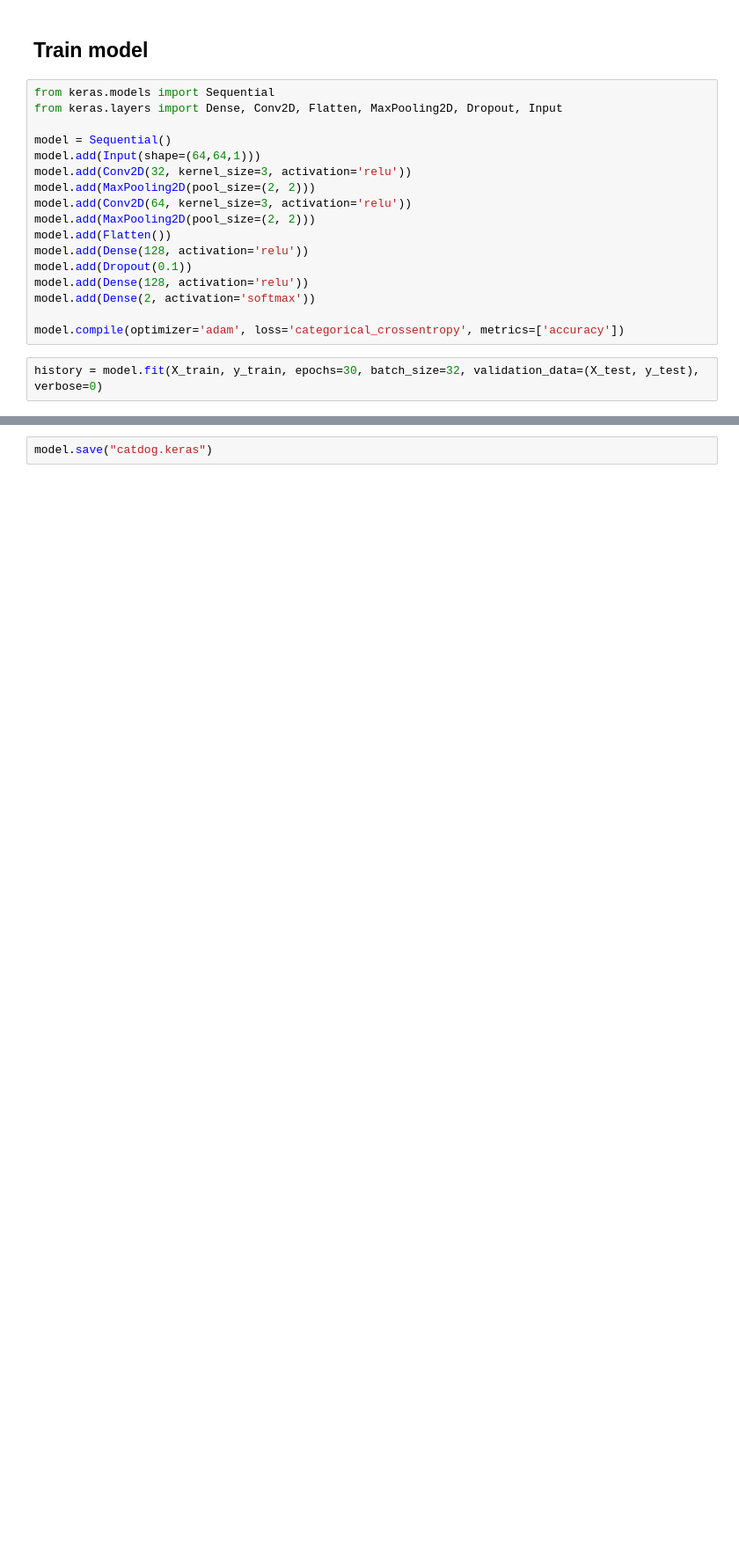
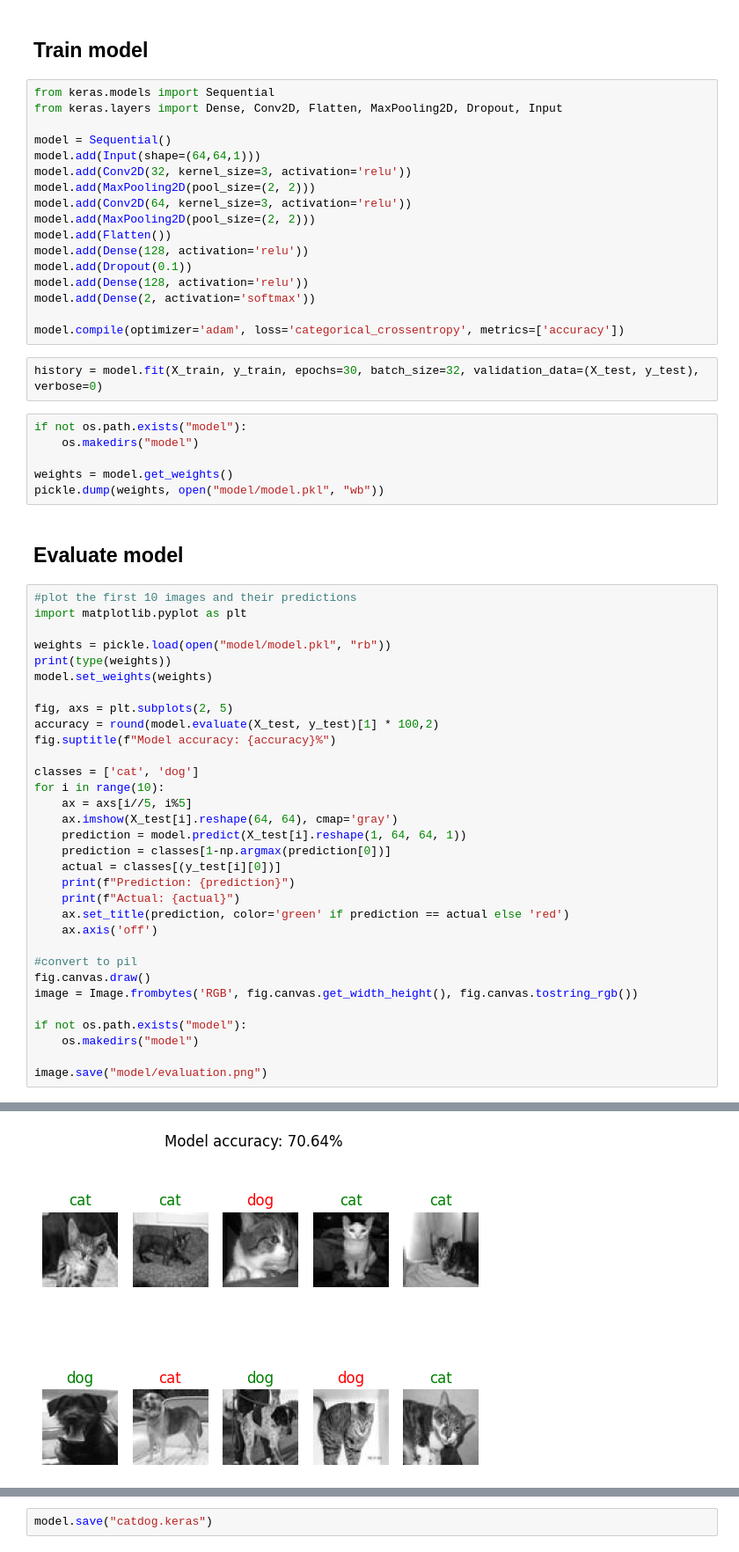
Before and after one commit to huyghebaertthomas/kedro-cats-dogs, a Jupyter notebook: cats-dogs/notebooks/classification.ipynb, the cells around one changed output, grey strips where cells are left out. Shown at 88% size. Drawn from its saved outputs; the diff is of its cells as text; blank space fills up the shorter version.

```diff
--- a/cats-dogs/notebooks/classification.ipynb
+++ b/cats-dogs/notebooks/classification.ipynb
@@ -83,3 +85,44 @@ model.add(Dense(2, activation='softmax'))
 model.compile(optimizer='adam', loss='categorical_crossentropy', metrics=['accuracy'])
 # %%
 history = model.fit(X_train, y_train, epochs=30, batch_size=32, validation_data=(X_test, y_test), verbose=0)
+# %%
+if not os.path.exists("model"):
+    os.makedirs("model")
+
+weights = model.get_weights()
+pickle.dump(weights, open("model/model.pkl", "wb"))
+# %% [markdown]
+## Evaluate model
+# %%
+#plot the first 10 images and their predictions
+import matplotlib.pyplot as plt
+
+weights = pickle.load(open("model/model.pkl", "rb"))
+print(type(weights))
+model.set_weights(weights)
+
+fig, axs = plt.subplots(2, 5)
+accuracy = round(model.evaluate(X_test, y_test)[1] * 100,2)
+fig.suptitle(f"Model accuracy: {accuracy}%")
+
+classes = ['cat', 'dog']
+for i in range(10):
+    ax = axs[i//5, i%5]
+    ax.imshow(X_test[i].reshape(64, 64), cmap='gray')
+    prediction = model.predict(X_test[i].reshape(1, 64, 64, 1))
+    prediction = classes[1-np.argmax(prediction[0])]
+    actual = classes[(y_test[i][0])]
+    print(f"Prediction: {prediction}")
+    print(f"Actual: {actual}")
+    ax.set_title(prediction, color='green' if prediction == actual else 'red')
+    ax.axis('off')
+
+#convert to pil
+fig.canvas.draw()
+image = Image.frombytes('RGB', fig.canvas.get_width_height(), fig.canvas.tostring_rgb())
+
+if not os.path.exists("model"):
+    os.makedirs("model")
+
+image.save("model/evaluation.png")
+# %% [output]
@@ -86,3 +146,4 @@ history = model.fit(X_train, y_train, epochs=30, batch_size=32, validation_data=
+[figure, added]
 # %%
 accuracy = model.evaluate(X_test, y_test, verbose=0)[1]
 print("Accuracy: ", round(accuracy * 100, 2))
```
Also changed, not shown: parts of 10 cells of this notebook, 2 other files.
